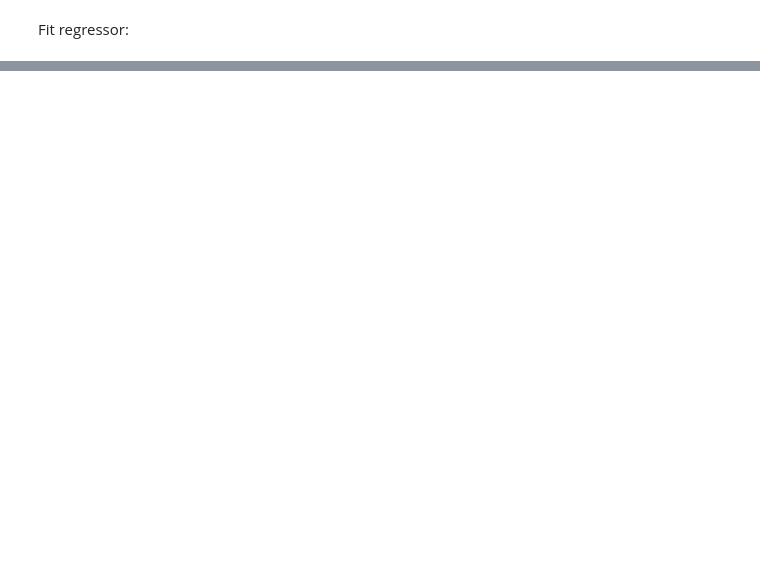
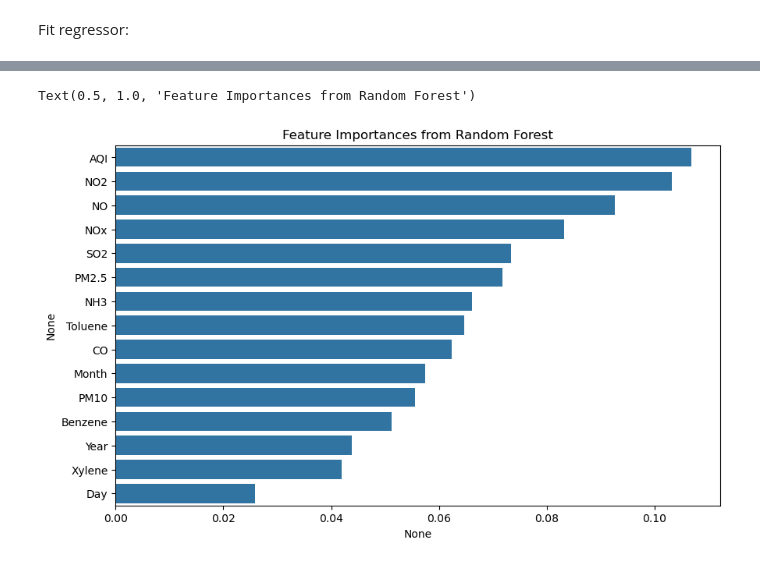
Before and after one commit to AlexRarinca/Air_Quality_Prediction, a Jupyter notebook: random_forest.ipynb, the cells around one changed output, grey strips where cells are left out. Drawn from its saved outputs; the diff is of its cells as text; code cells hidden in the pictures; blank space fills up the shorter version.

```diff
--- a/random_forest.ipynb
+++ b/random_forest.ipynb
@@ -74,0 +148,11 @@ print(f'R-squared: {r2}')
+# %%
+importances = regr.feature_importances_
+feature_names = X.columns
+feature_importances = pd.Series(importances, index=feature_names).sort_values(ascending=False)
+# plot feature importances
+plt.figure(figsize=(10, 6))
+sns.barplot(x=feature_importances, y=feature_importances.index)
+plt.title('Feature Importances from Random Forest')
+# %% [output]
+Text(0.5, 1.0, 'Feature Importances from Random Forest')
+[figure, added]
```
Also changed, not shown: parts of 12 cells of this notebook.
